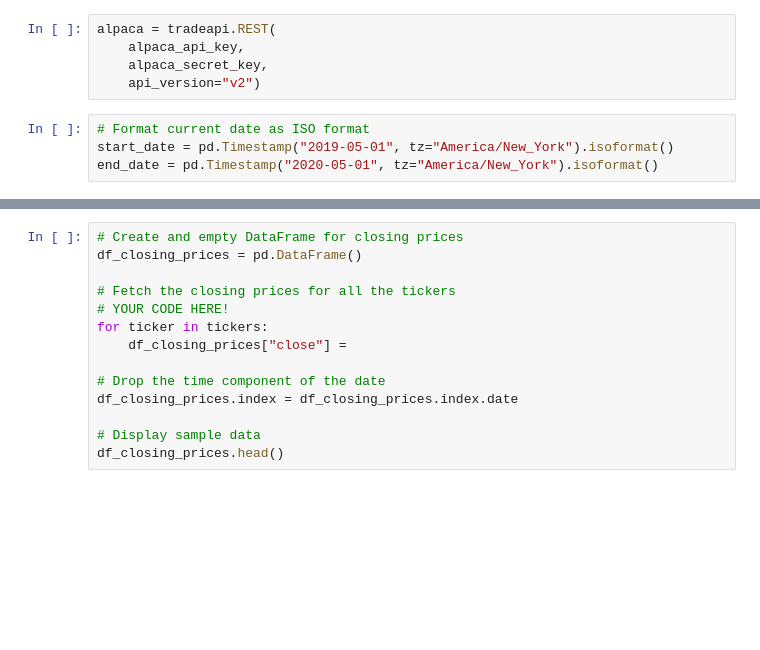
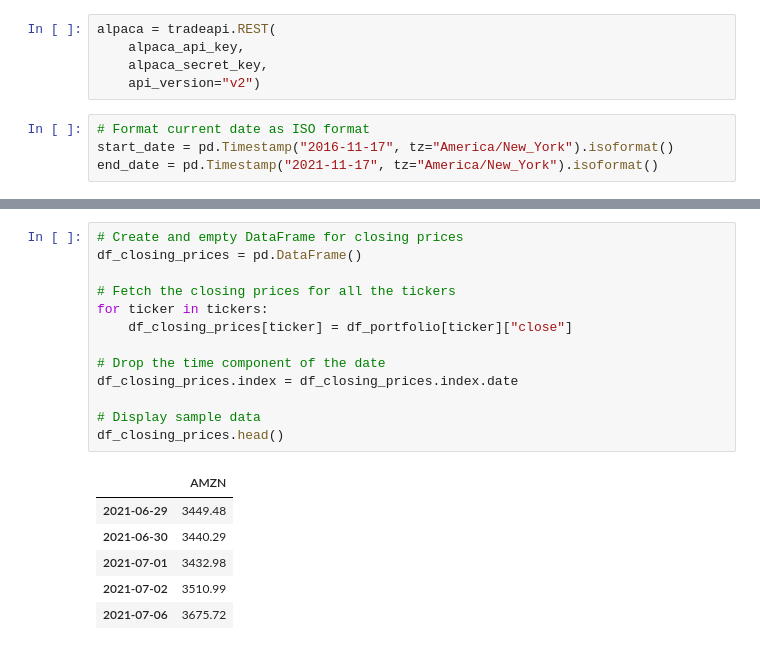
Before and after one commit to jkaryampudi/FinTechStart, a Jupyter notebook: Project1-WorkInProgress.ipynb, the cells around one changed output, grey strips where cells are left out. Cells and saved outputs as stored; diff of their text form; blank space fills up the shorter version.

```diff
--- a/Project1-WorkInProgress.ipynb
+++ b/Project1-WorkInProgress.ipynb
@@ -21,8 +23,8 @@ alpaca = tradeapi.REST(
     api_version="v2")
 # %%
 # Format current date as ISO format
-start_date = pd.Timestamp("2019-05-01", tz="America/New_York").isoformat()
-end_date = pd.Timestamp("2020-05-01", tz="America/New_York").isoformat()
+start_date = pd.Timestamp("2016-11-17", tz="America/New_York").isoformat()
+end_date = pd.Timestamp("2021-11-17", tz="America/New_York").isoformat()
 # %%
 # Set timeframe to one day ('1D') for the Alpaca API
 timeframe = "1D"
@@ -41,14 +59,20 @@ df_portfolio
-# %%
-# Create and empty DataFrame for closing prices
-df_closing_prices = pd.DataFrame()
-
-# Fetch the closing prices for all the tickers
-# YOUR CODE HERE!
-for ticker in tickers:
-    df_closing_prices["close"] =
-
-# Drop the time component of the date
-df_closing_prices.index = df_closing_prices.index.date
-
-# Display sample data
-df_closing_prices.head()
+# %%
+# Create and empty DataFrame for closing prices
+df_closing_prices = pd.DataFrame()
+
+# Fetch the closing prices for all the tickers
+for ticker in tickers:
+    df_closing_prices[ticker] = df_portfolio[ticker]["close"]
+
+# Drop the time component of the date
+df_closing_prices.index = df_closing_prices.index.date
+
+# Display sample data
+df_closing_prices.head()
+# %% [output]
+|  | AMZN |
+| 2021-06-29 | 3449.48 |
+| 2021-06-30 | 3440.29 |
+| 2021-07-01 | 3432.98 |
+| 2021-07-02 | 3510.99 |
+| 2021-07-06 | 3675.72 |
```
Also changed, not shown: parts of 7 cells of this notebook, 3 other files.
